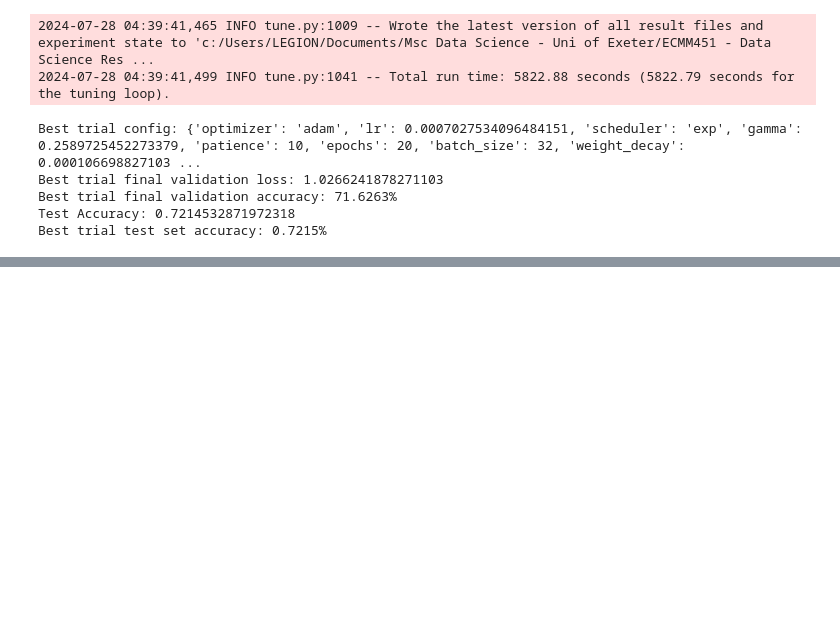
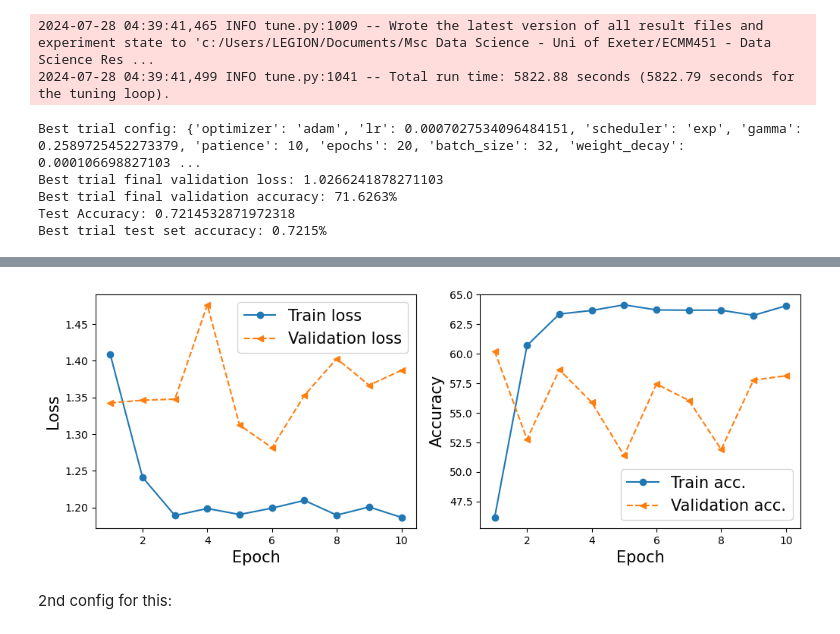
Before and after one commit to EsosaOrumwese/Msc_Research_Project_Multi-Task-Learning_CNN-GRU-biLSTM, a Jupyter notebook: driver_identification_singletask.ipynb, the cells around one changed output, grey strips where cells are left out. Cells and saved outputs as stored; diff of their text form; code cells hidden in the pictures; blank space fills up the shorter version.

```diff
--- a/driver_identification_singletask.ipynb
+++ b/driver_identification_singletask.ipynb
@@ -2715,0 +2890,12 @@ Best trial test set accuracy: 0.7215%
+# %%
+criterion = nn.CrossEntropyLoss(weight=class_weights)
+model = ResNet50_GRUX(hidden_size=512, num_layers=2, dropout=0.7)
+optimizer = optim.Adam(model.parameters(), lr=0.00172388, weight_decay=0.000434461)
+scheduler = optim.lr_scheduler.ExponentialLR(optimizer, gamma=0.156951)
+device = torch.device("cuda" if torch.cuda.is_available() else "cpu")
+
+model = model.to(device)
+# %%
+engine = ResNet50_GRU_engine(model, optimizer, scheduler, criterion, device)
+# %%
+hist = engine.train_validation(train_dl, valid_dl, epochs=10, save_path=None)
@@ -2715,0 +2913,6 @@ Best trial test set accuracy: 0.7215%
+# %%
+plot_history(hist)
+# %% [output]
+[figure, added]
+# %% [markdown]
+2nd config for this:
```
Also changed, not shown: parts of 85 cells of this notebook.
